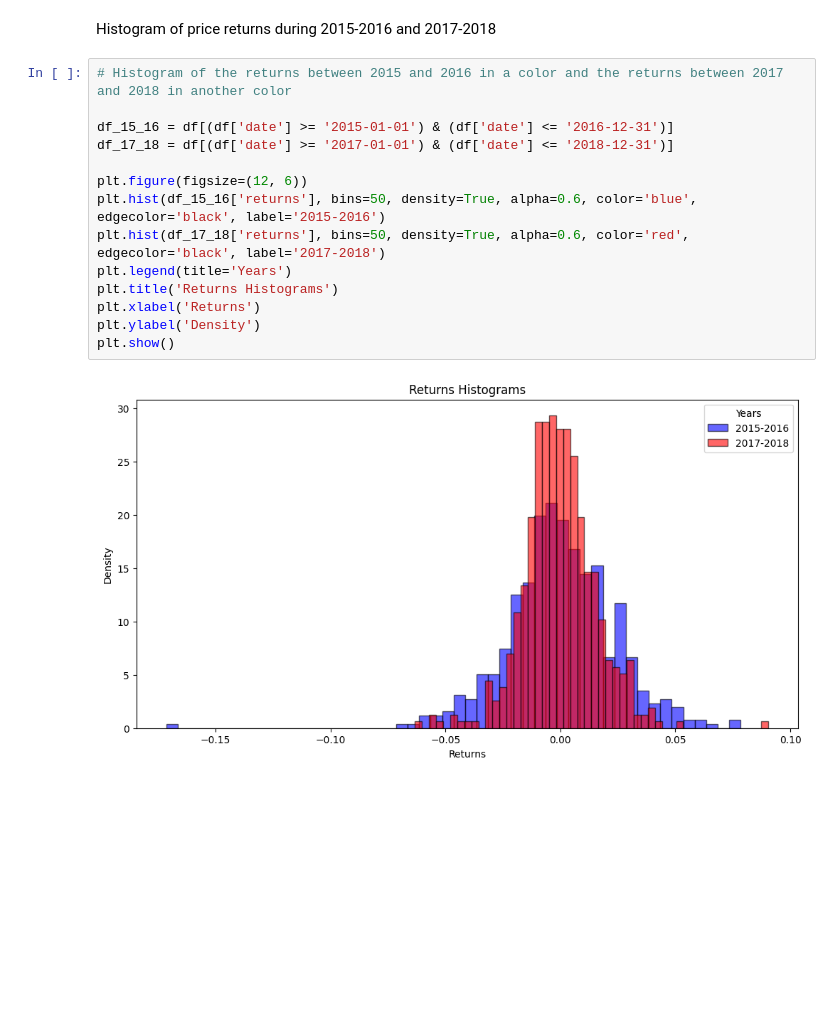
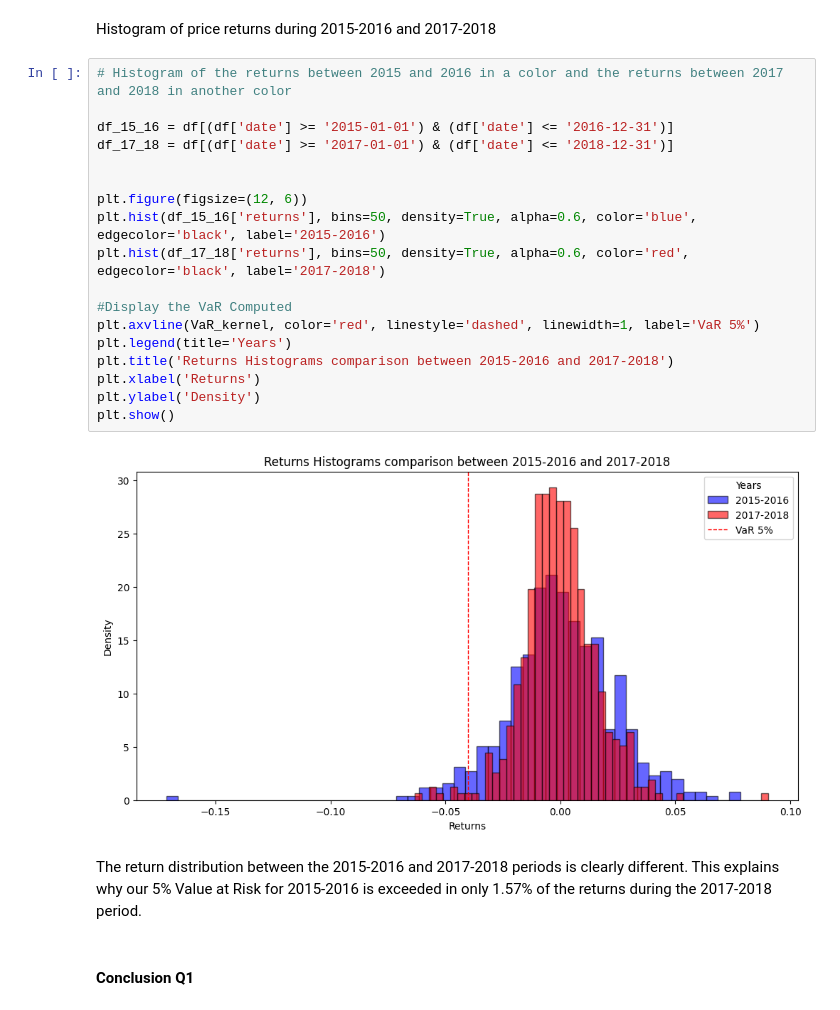
Before and after one commit to nathan6292/Market-Risk-Final-Project, a Jupyter notebook: Nathan_Fleury, Julien_Gilles - Project.ipynb, the cells around one changed output. Cells and saved outputs as stored; diff of their text form; blank space fills up the shorter version.

```diff
--- a/Nathan_Fleury, Julien_Gilles - Project.ipynb
+++ b/Nathan_Fleury, Julien_Gilles - Project.ipynb
@@ -1322,16 +1323,24 @@ Histogram of price returns during 2015-2016 and 2017-2018
 # %%
 # Histogram of the returns between 2015 and 2016 in a color and the returns between 2017 and 2018 in another color
 
 df_15_16 = df[(df['date'] >= '2015-01-01') & (df['date'] <= '2016-12-31')]
 df_17_18 = df[(df['date'] >= '2017-01-01') & (df['date'] <= '2018-12-31')]
 
+
 plt.figure(figsize=(12, 6))
 plt.hist(df_15_16['returns'], bins=50, density=True, alpha=0.6, color='blue', edgecolor='black', label='2015-2016')
 plt.hist(df_17_18['returns'], bins=50, density=True, alpha=0.6, color='red', edgecolor='black', label='2017-2018')
+
+#Display the VaR Computed
+plt.axvline(VaR_kernel, color='red', linestyle='dashed', linewidth=1, label='VaR 5%')
 plt.legend(title='Years')
-plt.title('Returns Histograms')
+plt.title('Returns Histograms comparison between 2015-2016 and 2017-2018')
 plt.xlabel('Returns')
 plt.ylabel('Density')
 plt.show()
 # %% [output]
-[figure, old version]
+[figure, new version]
+# %% [markdown]
+The return distribution between the 2015-2016 and 2017-2018 periods is clearly different. This explains why our 5% Value at Risk for 2015-2016 is exceeded in only 1.57% of the returns during the 2017-2018 period.
+# %% [markdown]
+#### Conclusion Q1
```
Also changed, not shown: parts of 6 cells of this notebook, 3 other files.
